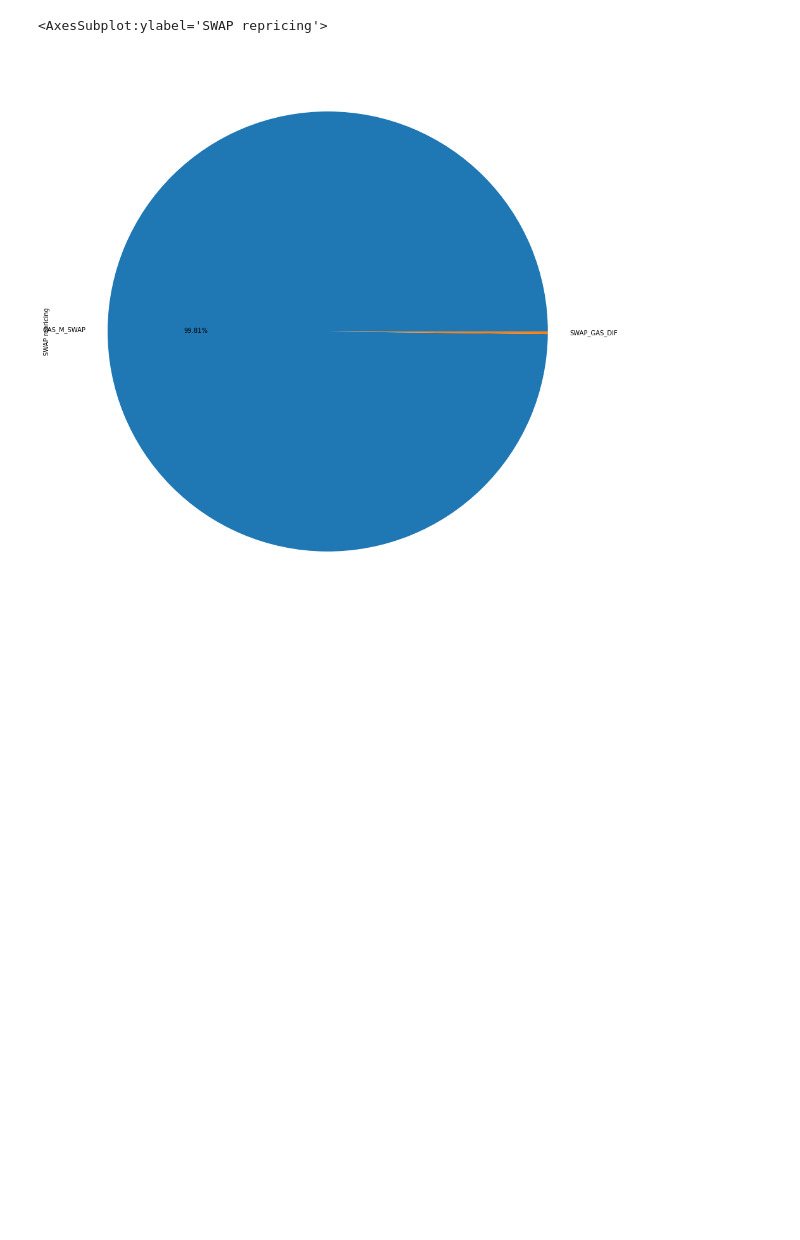
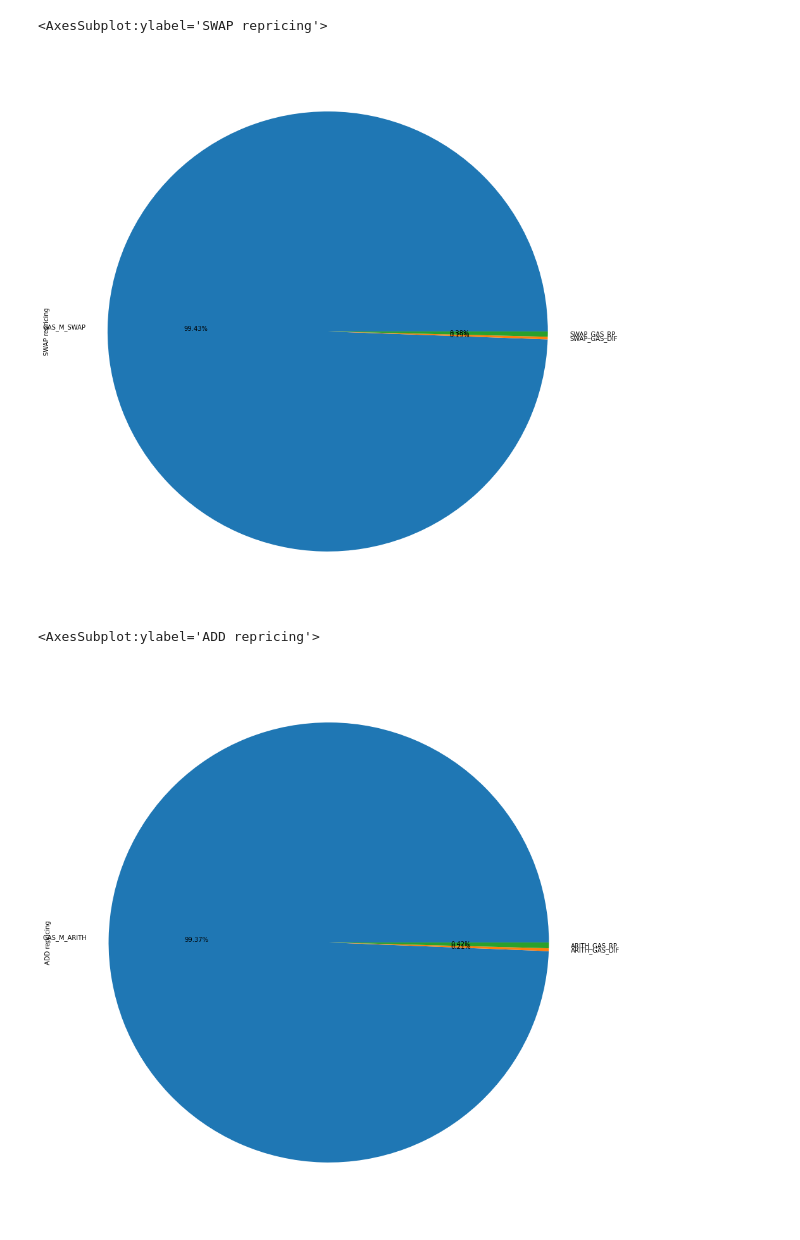
Before and after one commit to hugo-dc/opcode_usage, a Jupyter notebook: notebook/gas_repricings.ipynb, the cells around one changed output. Saved outputs shown, nothing was run; the diff lists cells and outputs as text; code cells hidden in the pictures; blank space fills up the shorter version.

```diff
--- a/notebook/gas_repricings.ipynb
+++ b/notebook/gas_repricings.ipynb
@@ -69,6 +88,11 @@ df[['GAS_M_DUP', 'DUP_GAS_DIF']].sum().plot(kind='pie', label='DUP repricing', f
 # %%
-df[['GAS_M_SWAP', 'SWAP_GAS_DIF']].sum().plot(kind='pie', label='SWAP repricing', figsize=(16,16), autopct=autopct)
+df[['GAS_M_SWAP', 'SWAP_GAS_DIF', 'SWAP_GAS_RP']].sum().plot(kind='pie', label='SWAP repricing', figsize=(fsize,fsize), autopct=autopct)
 # %% [output]
 <AxesSubplot:ylabel='SWAP repricing'>
-[figure, old version]
+[figure, new version]
+# %%
+df[['GAS_M_ARITH', 'ARITH_GAS_DIF', 'ARITH_GAS_RP']].sum().plot(kind='pie', label='ADD repricing', figsize=(fsize,fsize), autopct=autopct)
+# %% [output]
+<AxesSubplot:ylabel='ADD repricing'>
+[figure, added]
 # %%
```
Also changed, not shown: parts of 12 cells of this notebook.
